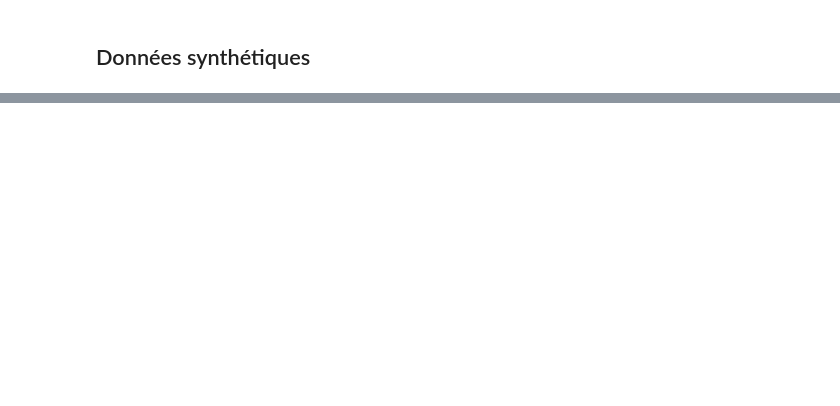
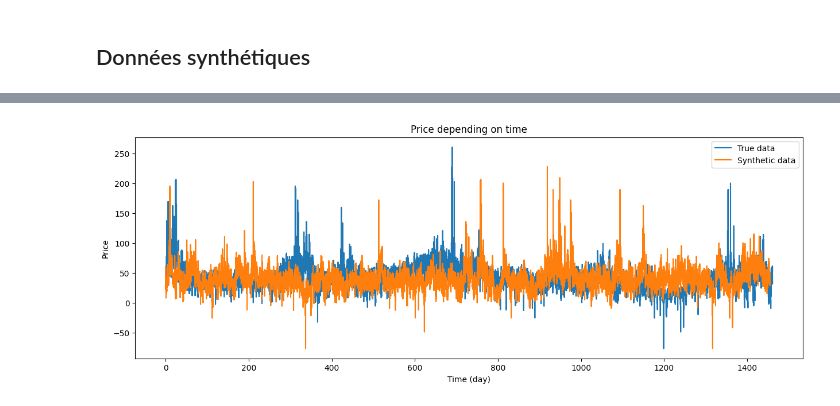
Before and after one commit to RobinMeneust/air_liquide_ai_challenge, a Jupyter notebook: notebooks/Conv1D.ipynb, the cells around one changed output, grey strips where cells are left out. Saved outputs shown, nothing was run; the diff lists cells and outputs as text; code cells hidden in the pictures; blank space fills up the shorter version.

```diff
--- a/notebooks/Conv1D.ipynb
+++ b/notebooks/Conv1D.ipynb
@@ -845,0 +799,14 @@ WARNING:tensorflow:6 out of the last 24 calls to <function TensorFlowTrainer.mak
+# %%
+# Fonction pour prétraiter les données générées synthétiquement
+def preprocess_synthetic_data(df):
+    new_df = df.copy()
+
+    new_df['dayofseries'] = (new_df.index // 24)
+
+    # Ajouter la colonne dayofyear
+    new_df['dayofyear'] = (new_df['dayofseries'] % 365) + 1
+
+    # Ajouter la colonne hoursofseries
+    new_df["hoursofseries"] = new_df["dayofseries"] * 24 + new_df["hourofday"]
+
+    return new_df
@@ -845,0 +1033,18 @@ WARNING:tensorflow:6 out of the last 24 calls to <function TensorFlowTrainer.mak
+# %%
+df_price_generated_11113 = pd.read_parquet("../data/CYTECH/scenarios synthetiques/prix/11113.parquet")
+df_price_generated_11113_preprocessed = preprocess_synthetic_data(df_price_generated_11113)
+
+df_price_generated_11113_preprocessed.head(30)
+df_price_generated_11113_preprocessed.to_csv("test5.csv", sep=";")
+# %%
+plt.figure(figsize=(15,5))
+plt.plot(df_price_preprocessed["dayofseries"], df_price_preprocessed["price"], label="True data")
+plt.plot(df_price_generated_11113_preprocessed["dayofseries"], df_price_generated_11113_preprocessed["price"], label="Synthetic data")
+plt.title('Price depending on time')
+plt.xlabel('Time (day)')
+plt.ylabel('Price')
+plt.legend()
+
+plt.show()
+# %% [output]
+[figure, added]
```
Also changed, not shown: parts of 50 cells of this notebook.
